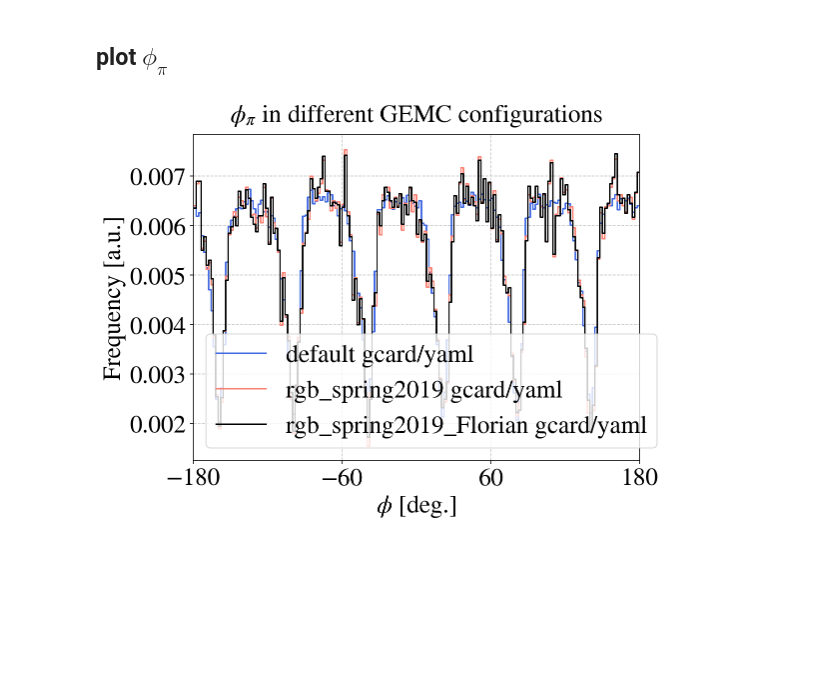
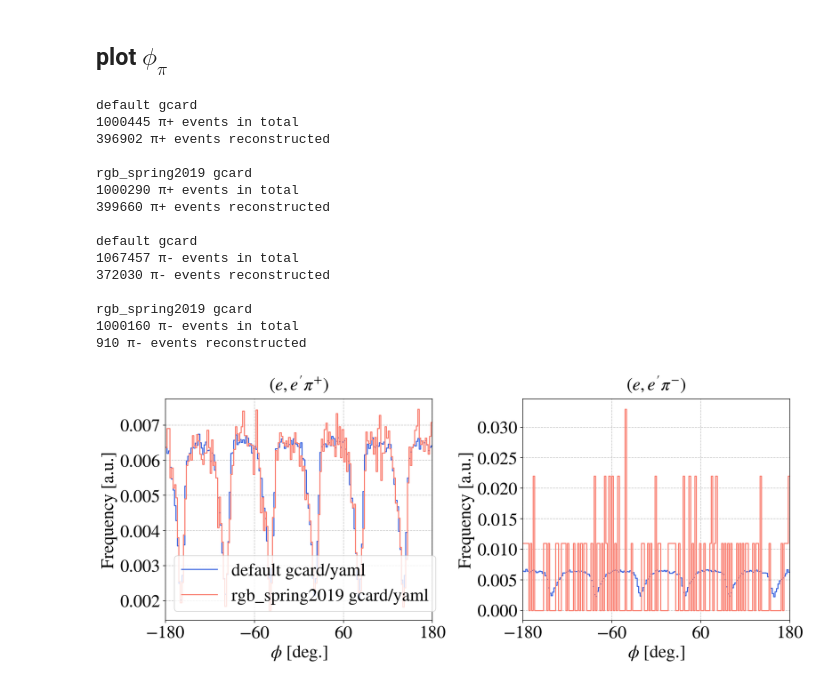
Before and after one commit to erezcoh4/SIDIS_at_BAND, a Jupyter notebook: PythonAnalysis/AcceptanceCorrections/MC_driven_AcceptanceCorrection/phi_Pi_default_vs_rgb_spring2019.ipynb, the cells around one changed output. Cells and saved outputs as stored; diff of their text form; code cells hidden in the pictures; blank space fills up the shorter version.

Commit message:
routine
update GEMC-simulations

```diff
--- a/PythonAnalysis/AcceptanceCorrections/MC_driven_AcceptanceCorrection/phi_Pi_default_vs_rgb_spring2019.ipynb
+++ b/PythonAnalysis/AcceptanceCorrections/MC_driven_AcceptanceCorrection/phi_Pi_default_vs_rgb_spring2019.ipynb
@@ -22,6 +22,6 @@ plt.rcParams['font.family'] = 'STIXGeneral'
 # %%
 main_data_path = '/Users/erezcohen/Desktop/data/BAND/AcceptanceCorrection/GEMCimulationOuputFiles/'
 # %%
-labels = ['default'  ,'rgb_spring2019','rgb_spring2019_Florian'];
+labels = ['default'  ,'rgb_spring2019'];#,'rgb_spring2019_Florian'];
 colors = ['royalblue','salmon','k']
 # %%
@@ -34,0 +90,15 @@ done
+# %%
+# var = 'pi_Vz'; xlabel = '$v_{\pi}^z$ [cm]'; vmin=-0.1 ; vmax=0.1;
+var = 'pi_P'; xlabel = '$p_{\pi}$ [GeV/c]'; vmin=0.1 ; vmax=5.1;
+# var = 'pi_P_g'; xlabel = '$p_{\pi}^g$ [GeV/c]'; vmin=0.1 ; vmax=5.1;
+# var = 'e_P_g'; xlabel = '$p_{e}^g$ [GeV/c]'; vmin=0.1 ; vmax=5.1;
+# var = 'e_Vz_g'; xlabel = '$v_{e}^z$ [cm]'; vmin=-0.1 ; vmax=0.1;
+
+
+fig,ax=plt.subplots(figsize=(9,6))
+for label,color in zip(labels,colors):
+    df = pims[label]
+    plot_step_hist(df[var], bins=np.linspace(vmin,vmax,50),label=label,color=color)
+    # plot_step_hist(df[var], bins=np.linspace(vmin,vmax,50),label=label)
+set_axes(ax,xlabel,do_add_grid=True,do_add_legend=True)
+# pi_df[label]#['pi_Vz']
@@ -35,22 +108,45 @@ done
 # %% [markdown]
 ## plot $\phi_\pi$
 # %%
-fig = plt.figure(figsize=(8,6));
-ax = fig.add_subplot(1,1,1)
+fig = plt.figure(figsize=(14,6));
+for piIdx,pi_df,pi_label,pi_print in zip([1,2],[pips,pims],pi_labels,pi_prints):
+    ax = fig.add_subplot(1,2,piIdx)
 
-for i,label,color in zip(range(3),labels,colors):
-    df=pips[label]
-    df = df[(df.e_reconstructed==1) & (df.pi_reconstructed==1)]
+    for label,color in zip(labels,colors):
+        print(label,'gcard')
+        df = pi_df[label]
+        # print(len(df),pi_print,'events in total')
 
-    plot_step_hist( x_arr=df.pi_Phi*r2d,  bins=phi_bins , label=label + ' gcard/yaml',
-                   color=color, do_plot_errorbar=False, density=True, linewidth=3)
+        df = df[(df.e_reconstructed==1) & (df.pi_reconstructed==1)]
+        # print(len(df),pi_print,'events reconstructed')
 
-    # cosmetics
-    set_axes(ax, '$\phi$ [deg.]', 'Frequency [a.u.]',
-                 title='$\phi_\pi$ in different GEMC configurations',
-                 do_add_grid=True,
-                 do_add_legend=True,
-                 xlim=phi_xlim,
-                 xticks=phi_xticks)
+        # print('')
+        plot_step_hist( x_arr=df.pi_Phi*r2d,  bins=phi_bins , label=label + ' gcard/yaml',
+                       color=color, do_plot_errorbar=False, density=True, linewidth=3)
+
+        # cosmetics
+        set_axes(ax, '$\phi$ [deg.]', 'Frequency [a.u.]',
+                     title= "$(e,e'" + pi_label + ")$",
+                     do_add_grid=True,
+                     do_add_legend=True if piIdx==1 else False,
+                     xlim=phi_xlim,
+                     xticks=phi_xticks)
+
+plt.tight_layout()
 # %% [output]
+default gcard
+1000445 π+ events in total
+396902 π+ events reconstructed
+
+rgb_spring2019 gcard
+1000290 π+ events in total
+399660 π+ events reconstructed
+
+default gcard
+1067457 π- events in total
+372030 π- events reconstructed
+
+rgb_spring2019 gcard
+1000160 π- events in total
+910 π- events reconstructed
-[figure, old version]
+[figure, new version]
```
Also changed, not shown: parts of 6 cells of this notebook, 3 other files.
